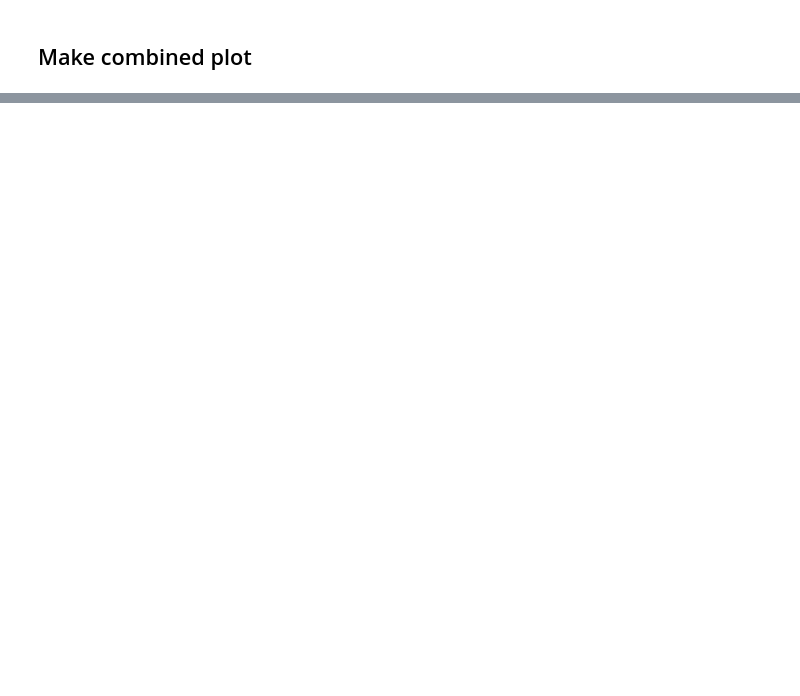
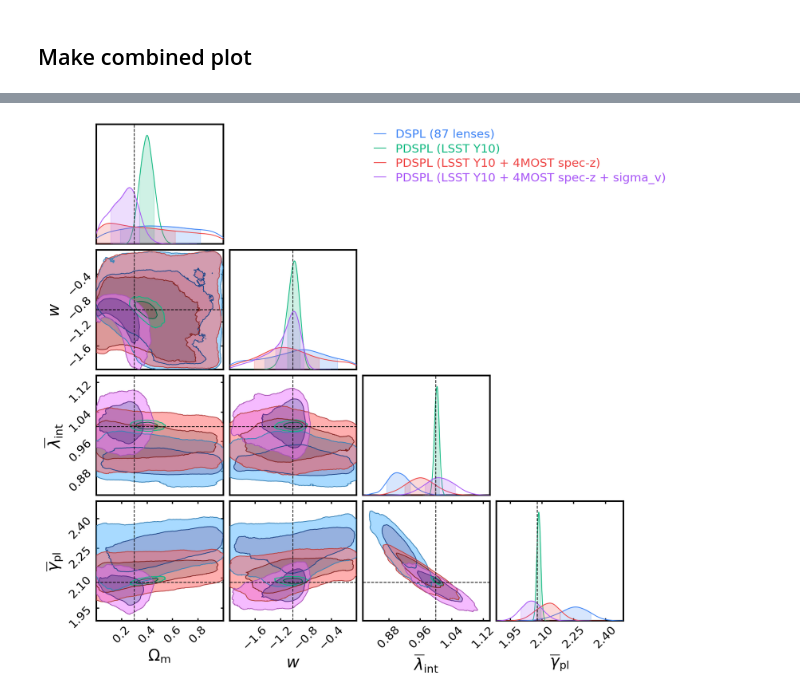
Before and after one commit to timedilatesme/pdspl-analysis, a Jupyter notebook: notebooks/FORECAST_wCDM_COSMOLOGY_PDSPL_LSST_20K_deg^2.ipynb, the cells around one changed output, grey strips where cells are left out. Saved outputs shown, nothing was run; the diff lists cells and outputs as text; code cells hidden in the pictures; blank space fills up the shorter version.

```diff
--- a/notebooks/FORECAST_wCDM_COSMOLOGY_PDSPL_LSST_20K_deg^2.ipynb
+++ b/notebooks/FORECAST_wCDM_COSMOLOGY_PDSPL_LSST_20K_deg^2.ipynb
@@ -747,3 +926,67 @@ fig.savefig(os.path.join(FIGURES_DIR, "forecast_wCDM_all_samples.pdf"))
+# %%
+consumer = ChainConsumer()
+
+for key in keys_to_run_forecast:
+    chain = forecast_samples[key]['ChainConsumer-Chain']
+    consumer.add_chain(chain)
+
+# add truth values
+consumer.add_truth(
+    Truth(
+    location = {
+        r"$\Omega_{\rm m}$": om_true,
+        r"$w$": w_true,
+        # r"$w_{\rm a}$": wa_true,
+        r"$\overline{\lambda}_{\rm int}$": lambda_mst_mean,
+        r"$\overline{\gamma}_{\rm pl}$": gamma_pl_mean,
+        # r"$\sigma(\gamma_{\rm pl, global})$": gamma_pl_sigma,
+    }
+)
+)
+
+##### configure plot settings
+
+# extents = {
+#                 r"$w_0$": [-2, 0],
+#                 r"$w_{\rm a}$": [-3, 3],
+#                 r"$\Omega_{\rm m}$": [0.1, 0.5],
+#                 r"$\overline{\lambda}_{\rm int}$": [0.8, 1.2],
+#                 r"$\overline{\gamma}_{\rm pl}$": [1.5, 2.5],
+#                 # r"$\sigma(\gamma_{\rm pl, global})$": [0.0, 0.32],
+#             }
+
+consumer.set_plot_config(
+        PlotConfig(
+            sigmas=[1, 2],
+            # extents=extents,
+            plot_hists=True,
+            legend_kwargs={
+                "loc": "upper left",
+                "bbox_to_anchor": (-1, 1.),
+                "fontsize": 15,
+            },
+            legend_artists=False,
+            tick_font_size=15,
+            label_font_size=20,
+        )
+    )
+
+#### Plot and save the forecast results
+fig = consumer.plotter.plot(
+    columns=[
+            '$\\Omega_{\\rm m}$',
+            '$w$',
+            # '$w_{\\rm a}$',
+            '$\\overline{\\lambda}_{\\rm int}$',
+            '$\\overline{\\gamma}_{\\rm pl}$',
+            # '$\\sigma(\\gamma_{\\rm pl, global})$'
+            ],
+    # figsize=(figure_width_inches * 0.8, figure_width_inches * 0.8),
+)
+
+fig.savefig(os.path.join(FIGURES_DIR, "forecast_wCDM.pdf"))
+# %% [output]
+[figure, added]
 # %%
 fig = consumer.plotter.plot_summary(errorbar=True);
 fig.tight_layout()
```
Also changed, not shown: parts of 31 cells of this notebook, 18 other files.
